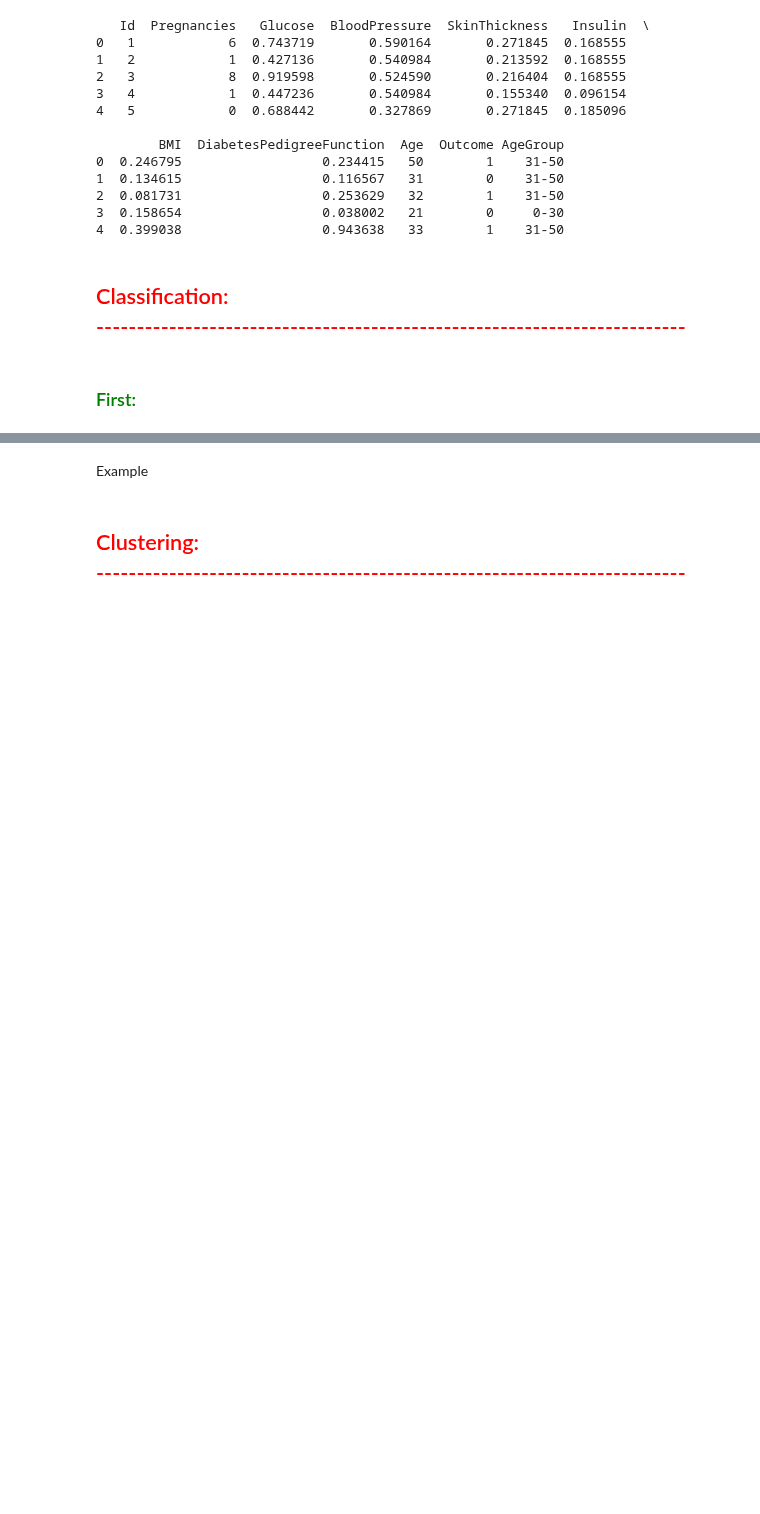
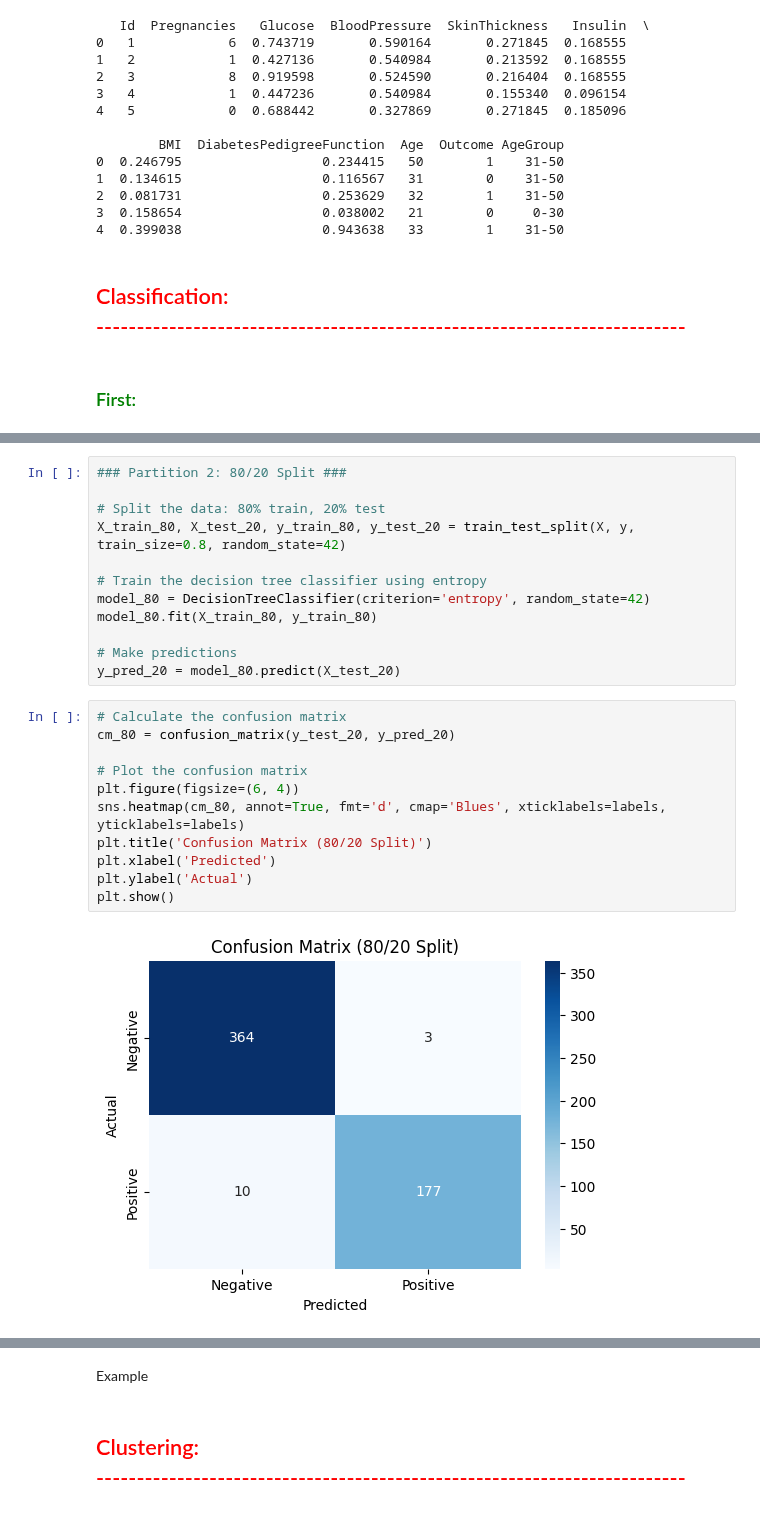
Before and after one commit to WS888-CODER/IT326-PROJECT, a Jupyter notebook: Reports Folder/Phase3.ipynb, the cells around one changed output, grey strips where cells are left out. Cells and saved outputs as stored; diff of their text form; blank space fills up the shorter version.

```diff
--- a/Reports Folder/Phase3.ipynb
+++ b/Reports Folder/Phase3.ipynb
@@ -40,0 +118,25 @@ print(df.head())
+# %%
+### Partition 2: 80/20 Split ###
+
+# Split the data: 80% train, 20% test
+X_train_80, X_test_20, y_train_80, y_test_20 = train_test_split(X, y, train_size=0.8, random_state=42)
+
+# Train the decision tree classifier using entropy
+model_80 = DecisionTreeClassifier(criterion='entropy', random_state=42)
+model_80.fit(X_train_80, y_train_80)
+
+# Make predictions
+y_pred_20 = model_80.predict(X_test_20)
+# %%
+# Calculate the confusion matrix
+cm_80 = confusion_matrix(y_test_20, y_pred_20)
+
+# Plot the confusion matrix
+plt.figure(figsize=(6, 4))
+sns.heatmap(cm_80, annot=True, fmt='d', cmap='Blues', xticklabels=labels, yticklabels=labels)
+plt.title('Confusion Matrix (80/20 Split)')
+plt.xlabel('Predicted')
+plt.ylabel('Actual')
+plt.show()
+# %% [output]
+[figure, added]
```
Also changed, not shown: parts of 12 cells of this notebook.
